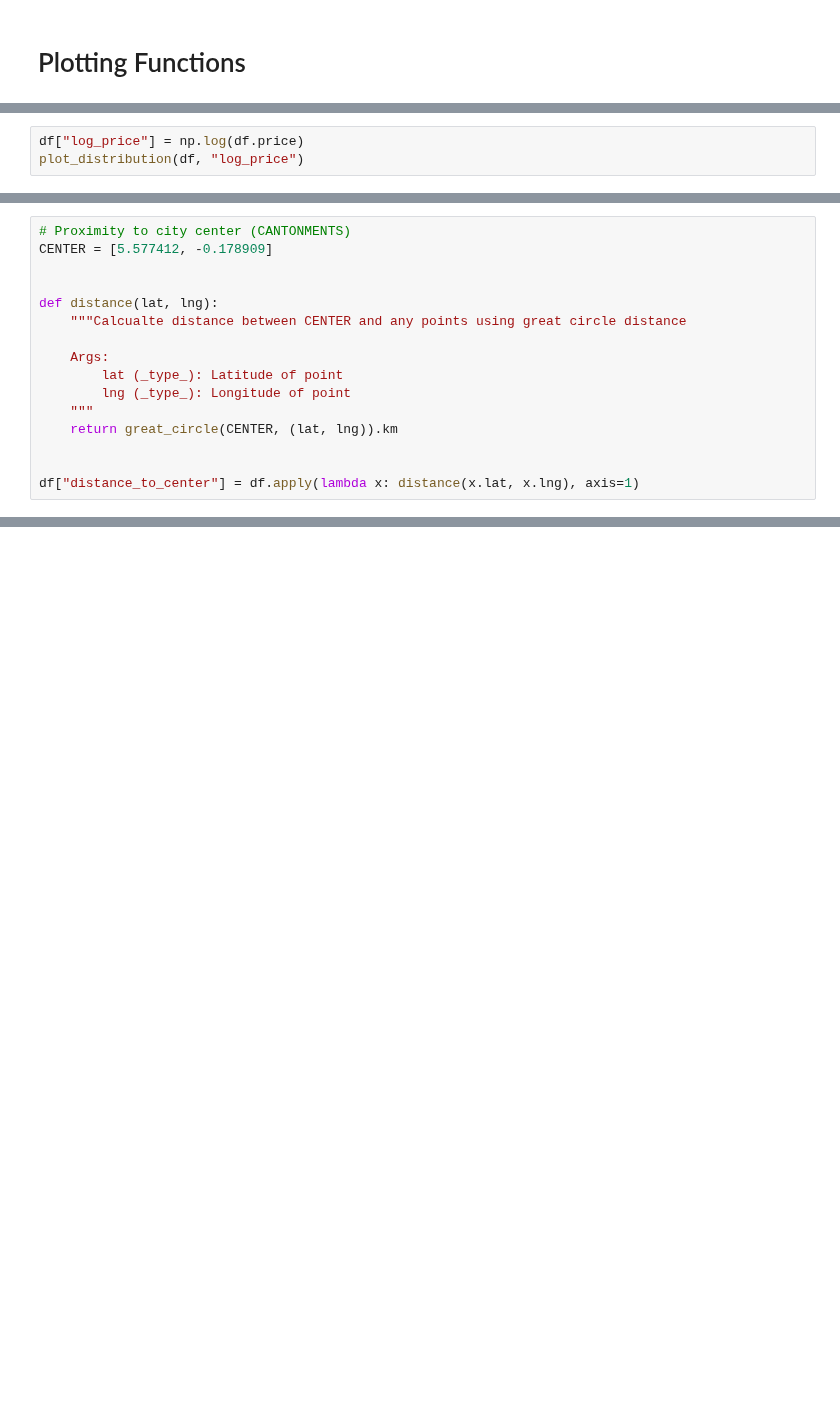
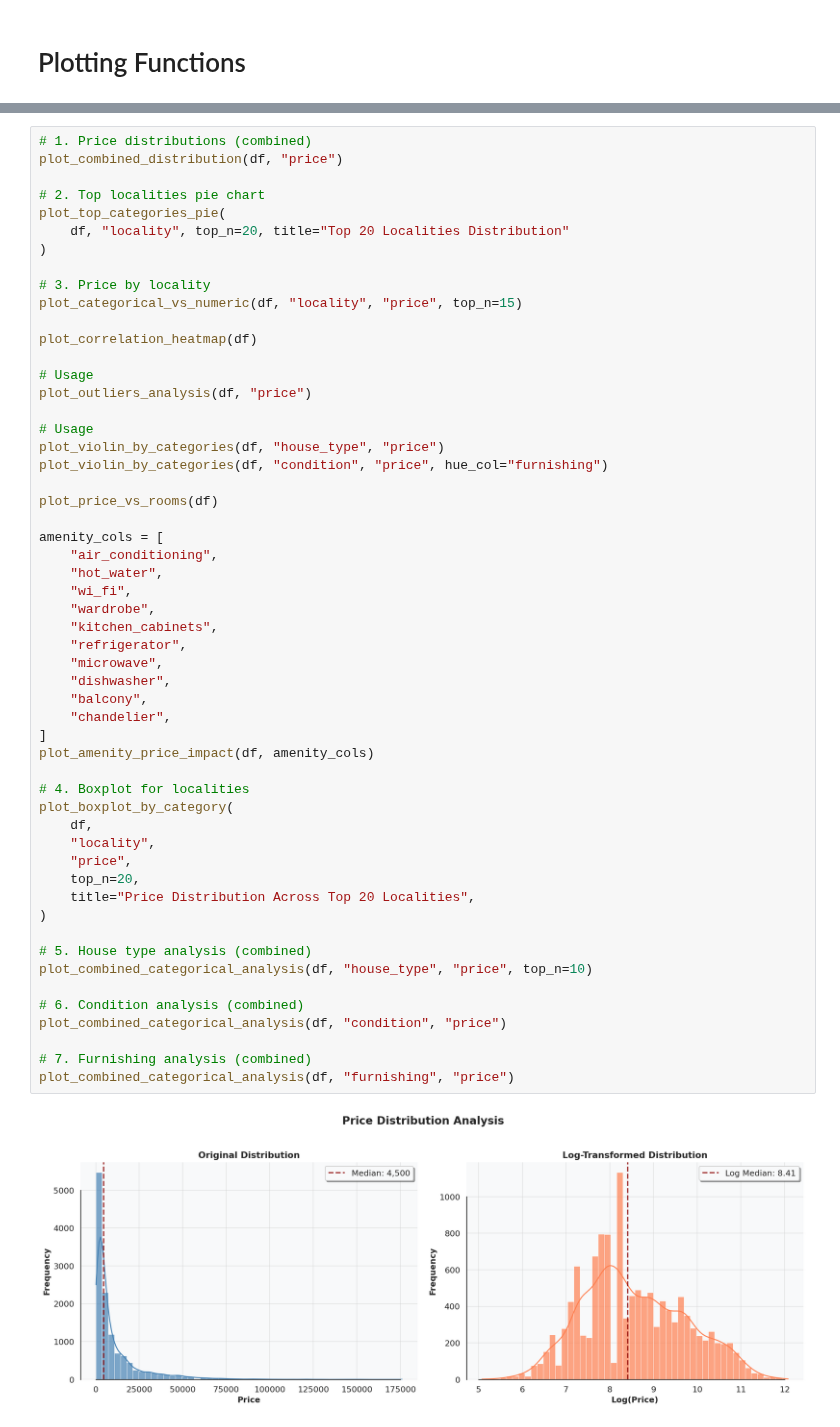
Before and after one commit to kcnewman/ares, a Jupyter notebook: notebooks/02_eda.ipynb, the cells around one changed output, grey strips where cells are left out. Cells and saved outputs as stored; diff of their text form; blank space fills up the shorter version.

```diff
--- a/notebooks/02_eda.ipynb
+++ b/notebooks/02_eda.ipynb
@@ -169,3 +165,0 @@ plot_distribution(df, "price", title="Distribution of Rental Price")
-# %%
-df["log_price"] = np.log(df.price)
-plot_distribution(df, "log_price")
@@ -218,16 +165,0 @@ plt.show()
-# %%
-# Proximity to city center (CANTONMENTS)
-CENTER = [5.577412, -0.178909]
-
-
-def distance(lat, lng):
-    """Calcualte distance between CENTER and any points using great circle distance
-
-    Args:
-        lat (_type_): Latitude of point
-        lng (_type_): Longitude of point
-    """
-    return great_circle(CENTER, (lat, lng)).km
-
-
-df["distance_to_center"] = df.apply(lambda x: distance(x.lat, x.lng), axis=1)
@@ -316,0 +838,56 @@ plot_count(df=df, column="furnishing", title="Furninshed vs Unfurnished")
+# %%
+# 1. Price distributions (combined)
+plot_combined_distribution(df, "price")
+
+# 2. Top localities pie chart
+plot_top_categories_pie(
+    df, "locality", top_n=20, title="Top 20 Localities Distribution"
+)
+
+# 3. Price by locality
+plot_categorical_vs_numeric(df, "locality", "price", top_n=15)
+
+plot_correlation_heatmap(df)
+
+# Usage
+plot_outliers_analysis(df, "price")
+
+# Usage
+plot_violin_by_categories(df, "house_type", "price")
+plot_violin_by_categories(df, "condition", "price", hue_col="furnishing")
+
+plot_price_vs_rooms(df)
+
+amenity_cols = [
+    "air_conditioning",
+    "hot_water",
+    "wi_fi",
+    "wardrobe",
+    "kitchen_cabinets",
+    "refrigerator",
+    "microwave",
+    "dishwasher",
+    "balcony",
+    "chandelier",
+]
+plot_amenity_price_impact(df, amenity_cols)
+
+# 4. Boxplot for localities
+plot_boxplot_by_category(
+    df,
+    "locality",
+    "price",
+    top_n=20,
+    title="Price Distribution Across Top 20 Localities",
+)
+
+# 5. House type analysis (combined)
+plot_combined_categorical_analysis(df, "house_type", "price", top_n=10)
+
+# 6. Condition analysis (combined)
+plot_combined_categorical_analysis(df, "condition", "price")
+
+# 7. Furnishing analysis (combined)
+plot_combined_categorical_analysis(df, "furnishing", "price")
+# %% [output]
+[figure, added]
```
Also changed, not shown: parts of 36 cells of this notebook, 6 other files.
